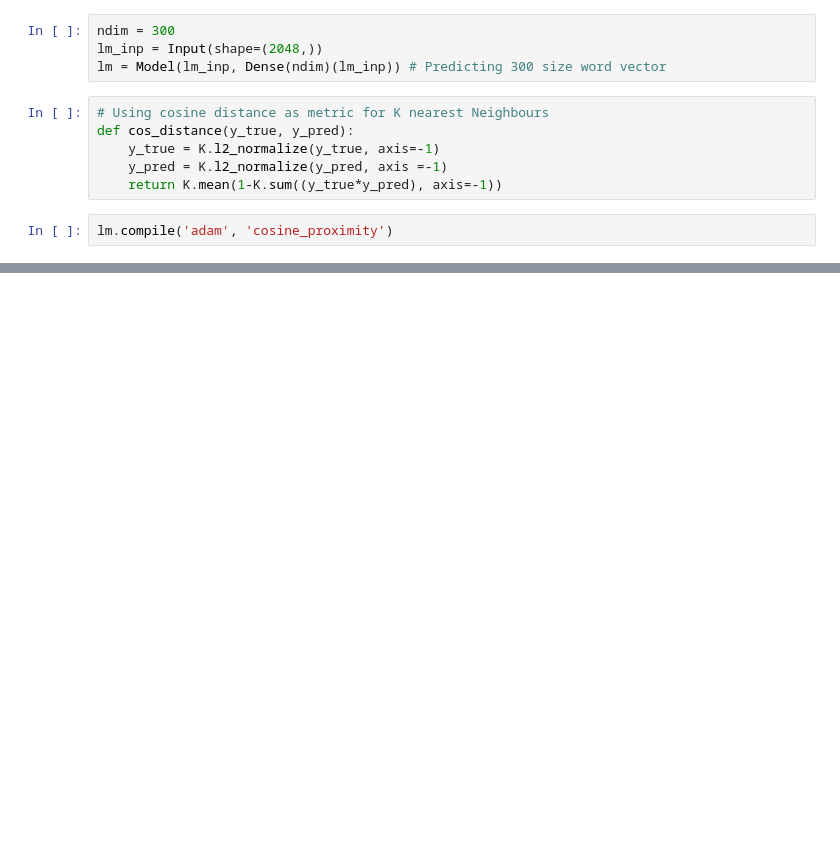
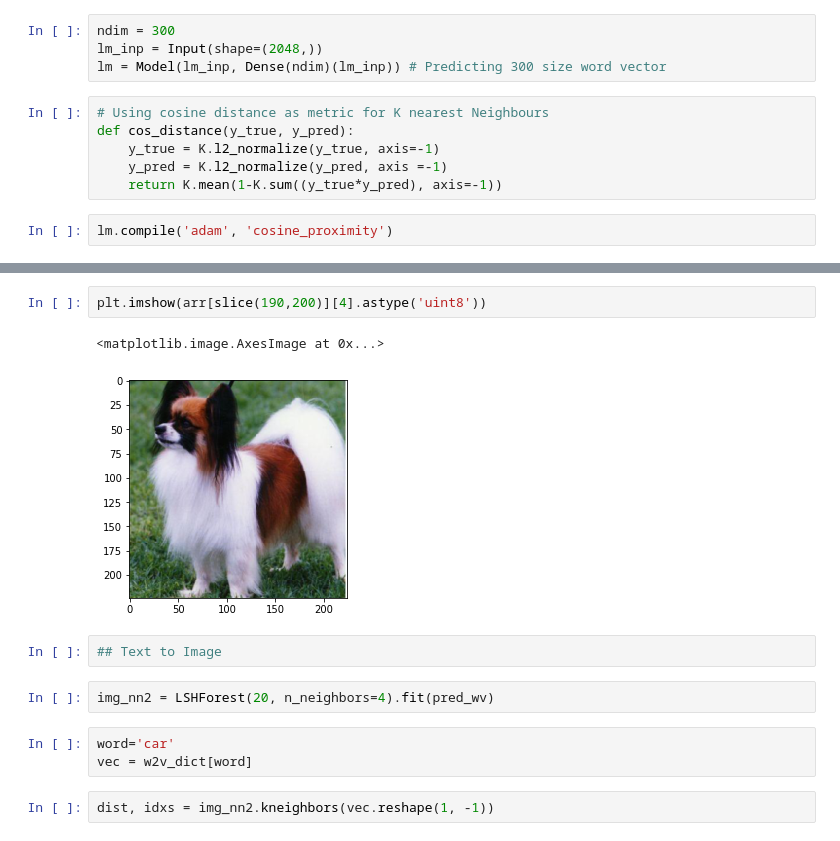
Before and after one commit to AALEKH/DeVISE, a Jupyter notebook: DeVISE.ipynb, the cells around one changed output, grey strips where cells are left out. Drawn from its saved outputs; the diff is of its cells as text; blank space fills up the shorter version.

```diff
--- a/DeVISE.ipynb
+++ b/DeVISE.ipynb
@@ -384,0 +491,14 @@ ValueError: Input arrays should have the same number of samples as target arrays
+# %%
+plt.imshow(arr[slice(190,200)][4].astype('uint8'))
+# %% [output]
+<matplotlib.image.AxesImage at 0x...>
+[figure, added]
+# %%
+## Text to Image
+# %%
+img_nn2 = LSHForest(20, n_neighbors=4).fit(pred_wv)
+# %%
+word='car'
+vec = w2v_dict[word]
+# %%
+dist, idxs = img_nn2.kneighbors(vec.reshape(1, -1))
```
Also changed, not shown: parts of 50 cells of this notebook.
